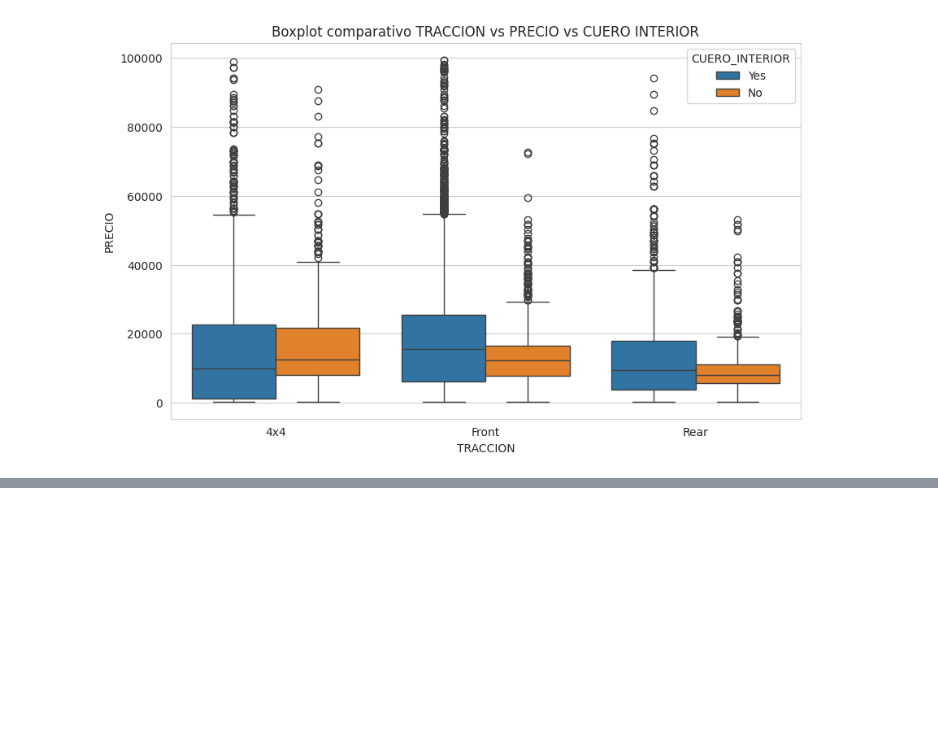
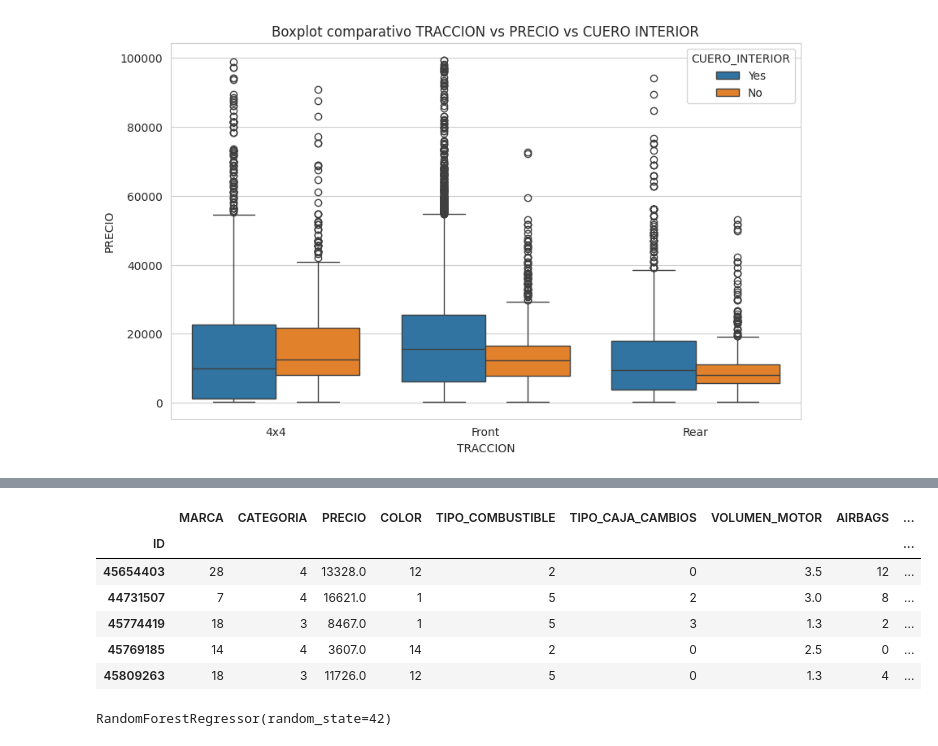
Before and after one commit to abriolajuan/DSEntregaAbriola, a Jupyter notebook: EntregaDS_ABRIOLA.ipynb, the cells around one changed output, grey strips where cells are left out. Saved outputs shown, nothing was run; the diff lists cells and outputs as text; code cells hidden in the pictures; blank space fills up the shorter version.

```diff
--- a/EntregaDS_ABRIOLA.ipynb
+++ b/EntregaDS_ABRIOLA.ipynb
@@ -384,0 +414,17 @@ Text(0, 0.5, 'PRECIO')
+# %%
+le = LabelEncoder()
+df_encoded["MARCA"] = le.fit_transform(df_encoded["MARCA"])
+df_encoded["CATEGORIA"] = le.fit_transform(df_encoded["CATEGORIA"])
+df_encoded["COLOR"] = le.fit_transform(df_encoded["COLOR"])
+df_encoded["TIPO_COMBUSTIBLE"] = le.fit_transform(df_encoded["TIPO_COMBUSTIBLE"])
+df_encoded["TIPO_CAJA_CAMBIOS"] = le.fit_transform(df_encoded["TIPO_CAJA_CAMBIOS"])
+# %%
+df_encoded.head()
+# %% [output]
+|  | MARCA | CATEGORIA | PRECIO | COLOR | TIPO_COMBUSTIBLE | TIPO_CAJA_CAMBIOS | VOLUMEN_MOTOR | AIRBAGS | ... |
+| ID |  |  |  |  |  |  |  |  | ... |
+| 45654403 | 28 | 4 | 13328.0 | 12 | 2 | 0 | 3.5 | 12 | ... |
+| 44731507 | 7 | 4 | 16621.0 | 1 | 5 | 2 | 3.0 | 8 | ... |
+| 45774419 | 18 | 3 | 8467.0 | 1 | 5 | 3 | 1.3 | 2 | ... |
+| 45769185 | 14 | 4 | 3607.0 | 14 | 2 | 0 | 2.5 | 0 | ... |
+| 45809263 | 18 | 3 | 11726.0 | 12 | 5 | 0 | 1.3 | 4 | ... |
@@ -384,0 +439,4 @@ Text(0, 0.5, 'PRECIO')
+# %%
+modelo_regr.fit(X_train, y_train)
+# %% [output]
+RandomForestRegressor(random_state=42)
```
Also changed, not shown: parts of 10 cells of this notebook.
